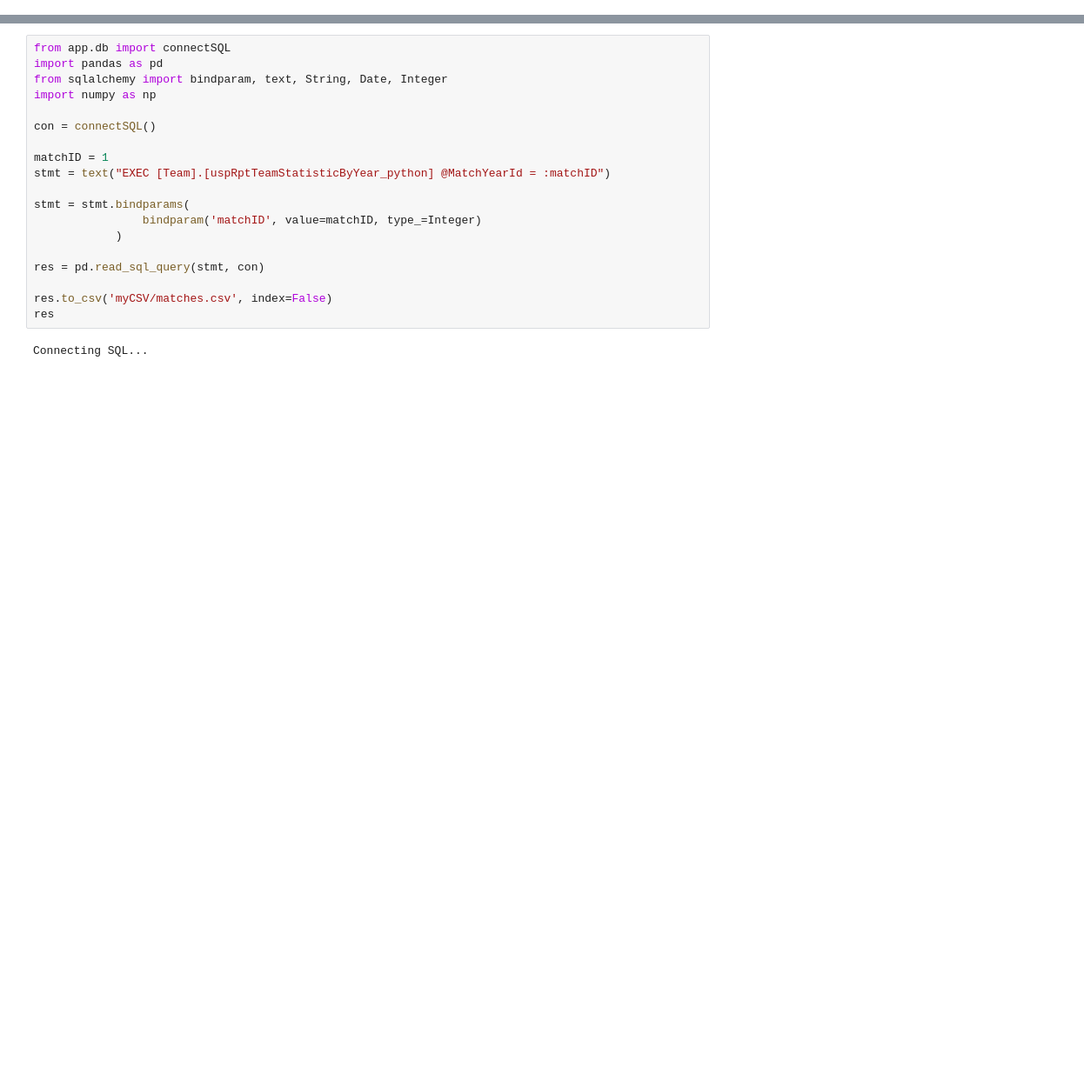
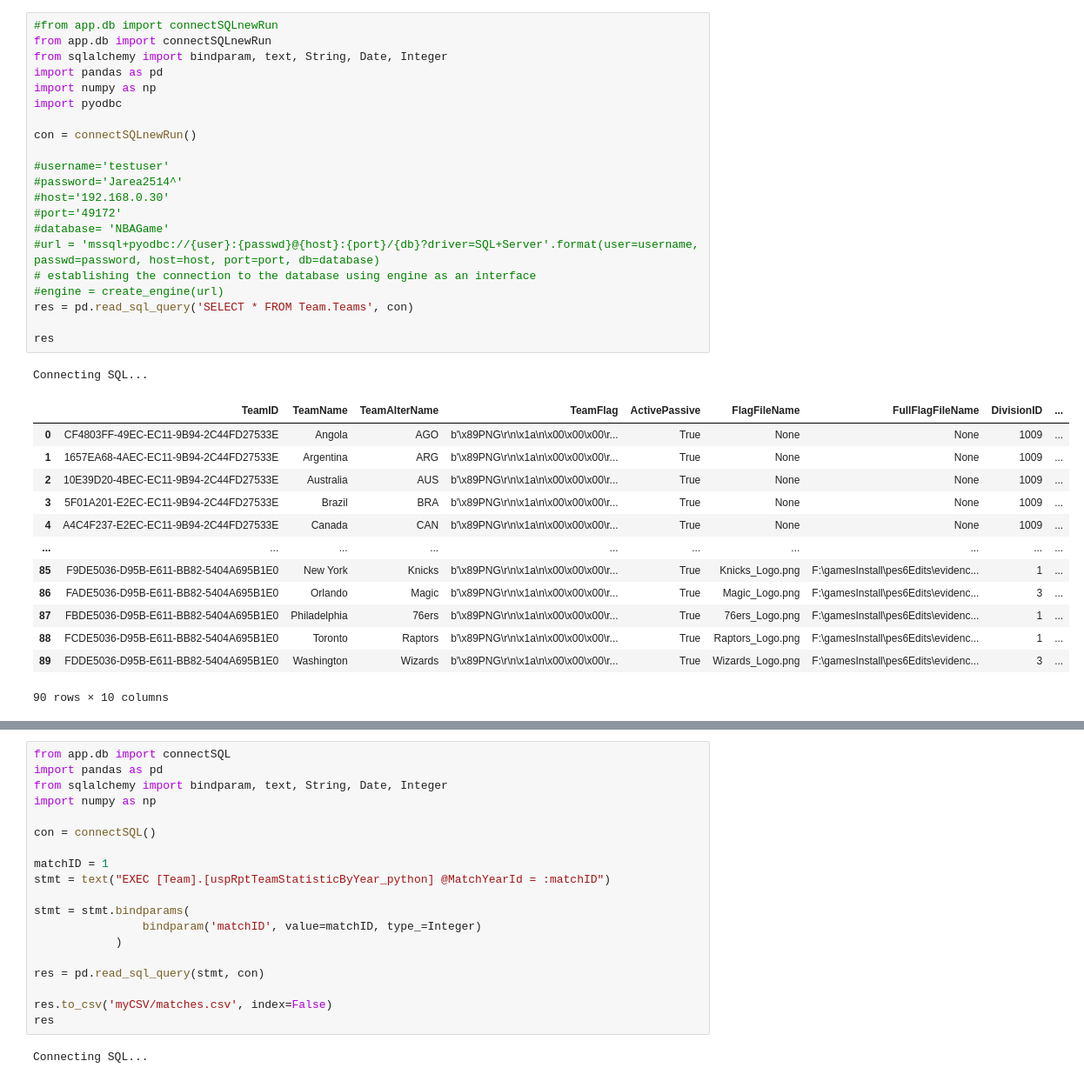
Before and after one commit to bujarkreci/jupyter-project, a Jupyter notebook: callPostgreEx/SQLServerCSVfiles.ipynb, the cells around one changed output, grey strips where cells are left out. Shown at 87% size. Drawn from its saved outputs; the diff is of its cells as text; blank space fills up the shorter version.

```diff
--- a/callPostgreEx/SQLServerCSVfiles.ipynb
+++ b/callPostgreEx/SQLServerCSVfiles.ipynb
@@ -0,0 +63,36 @@
+# %%
+#from app.db import connectSQLnewRun
+from app.db import connectSQLnewRun
+from sqlalchemy import bindparam, text, String, Date, Integer
+import pandas as pd
+import numpy as np
+import pyodbc
+
+con = connectSQLnewRun()
+
+#username='testuser'
+#password='Jarea2514^'
+#host='192.168.0.30'
+#port='49172'
+#database= 'NBAGame'
+#url = 'mssql+pyodbc://{user}:{passwd}@{host}:{port}/{db}?driver=SQL+Server'.format(user=username, passwd=password, host=host, port=port, db=database)
+# establishing the connection to the database using engine as an interface
+#engine = create_engine(url)
+res = pd.read_sql_query('SELECT * FROM Team.Teams', con)
+
+res
+# %% [output]
+Connecting SQL...
+|  | TeamID | TeamName | TeamAlterName | TeamFlag | ActivePassive | FlagFileName | FullFlagFileName | DivisionID | ... |
+| 0 | CF4803FF-49EC-EC11-9B94-2C44FD27533E | Angola | AGO | b'\x89PNG\r\n\x1a\n\x00\x00\x00\r... | True | None | None | 1009 | ... |
+| 1 | 1657EA68-4AEC-EC11-9B94-2C44FD27533E | Argentina | ARG | b'\x89PNG\r\n\x1a\n\x00\x00\x00\r... | True | None | None | 1009 | ... |
+| 2 | 10E39D20-4BEC-EC11-9B94-2C44FD27533E | Australia | AUS | b'\x89PNG\r\n\x1a\n\x00\x00\x00\r... | True | None | None | 1009 | ... |
+| 3 | 5F01A201-E2EC-EC11-9B94-2C44FD27533E | Brazil | BRA | b'\x89PNG\r\n\x1a\n\x00\x00\x00\r... | True | None | None | 1009 | ... |
+| 4 | A4C4F237-E2EC-EC11-9B94-2C44FD27533E | Canada | CAN | b'\x89PNG\r\n\x1a\n\x00\x00\x00\r... | True | None | None | 1009 | ... |
+| ... | ... | ... | ... | ... | ... | ... | ... | ... | ... |
+| 85 | F9DE5036-D95B-E611-BB82-5404A695B1E0 | New York | Knicks | b'\x89PNG\r\n\x1a\n\x00\x00\x00\r... | True | Knicks_Logo.png | F:\gamesInstall\pes6Edits\evidenc... | 1 | ... |
+| 86 | FADE5036-D95B-E611-BB82-5404A695B1E0 | Orlando | Magic | b'\x89PNG\r\n\x1a\n\x00\x00\x00\r... | True | Magic_Logo.png | F:\gamesInstall\pes6Edits\evidenc... | 3 | ... |
+| 87 | FBDE5036-D95B-E611-BB82-5404A695B1E0 | Philadelphia | 76ers | b'\x89PNG\r\n\x1a\n\x00\x00\x00\r... | True | 76ers_Logo.png | F:\gamesInstall\pes6Edits\evidenc... | 1 | ... |
+| 88 | FCDE5036-D95B-E611-BB82-5404A695B1E0 | Toronto | Raptors | b'\x89PNG\r\n\x1a\n\x00\x00\x00\r... | True | Raptors_Logo.png | F:\gamesInstall\pes6Edits\evidenc... | 1 | ... |
+| 89 | FDDE5036-D95B-E611-BB82-5404A695B1E0 | Washington | Wizards | b'\x89PNG\r\n\x1a\n\x00\x00\x00\r... | True | Wizards_Logo.png | F:\gamesInstall\pes6Edits\evidenc... | 3 | ... |
+90 rows × 10 columns
```
Also changed, not shown: parts of 5 cells of this notebook, 2 other files.
